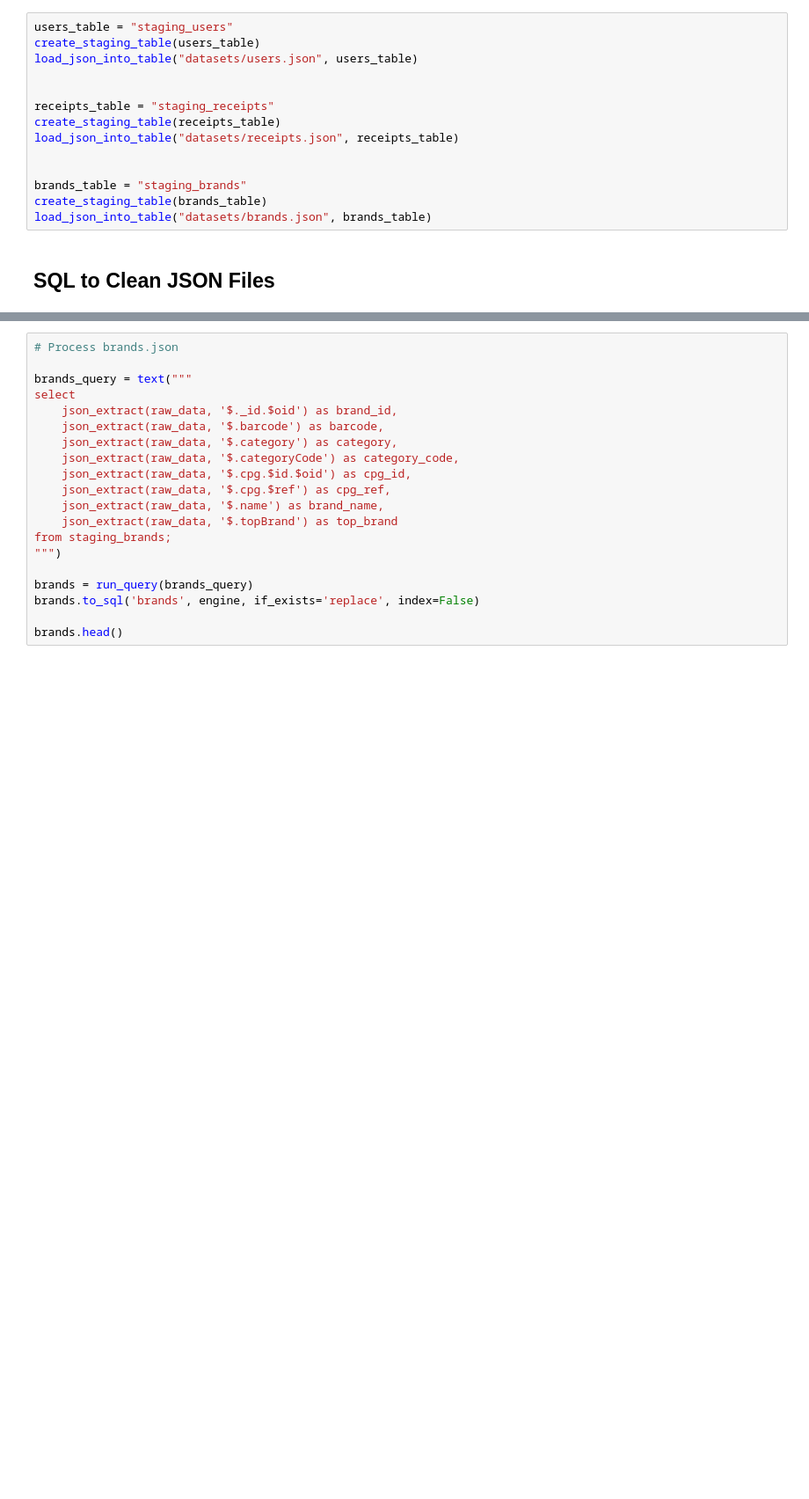
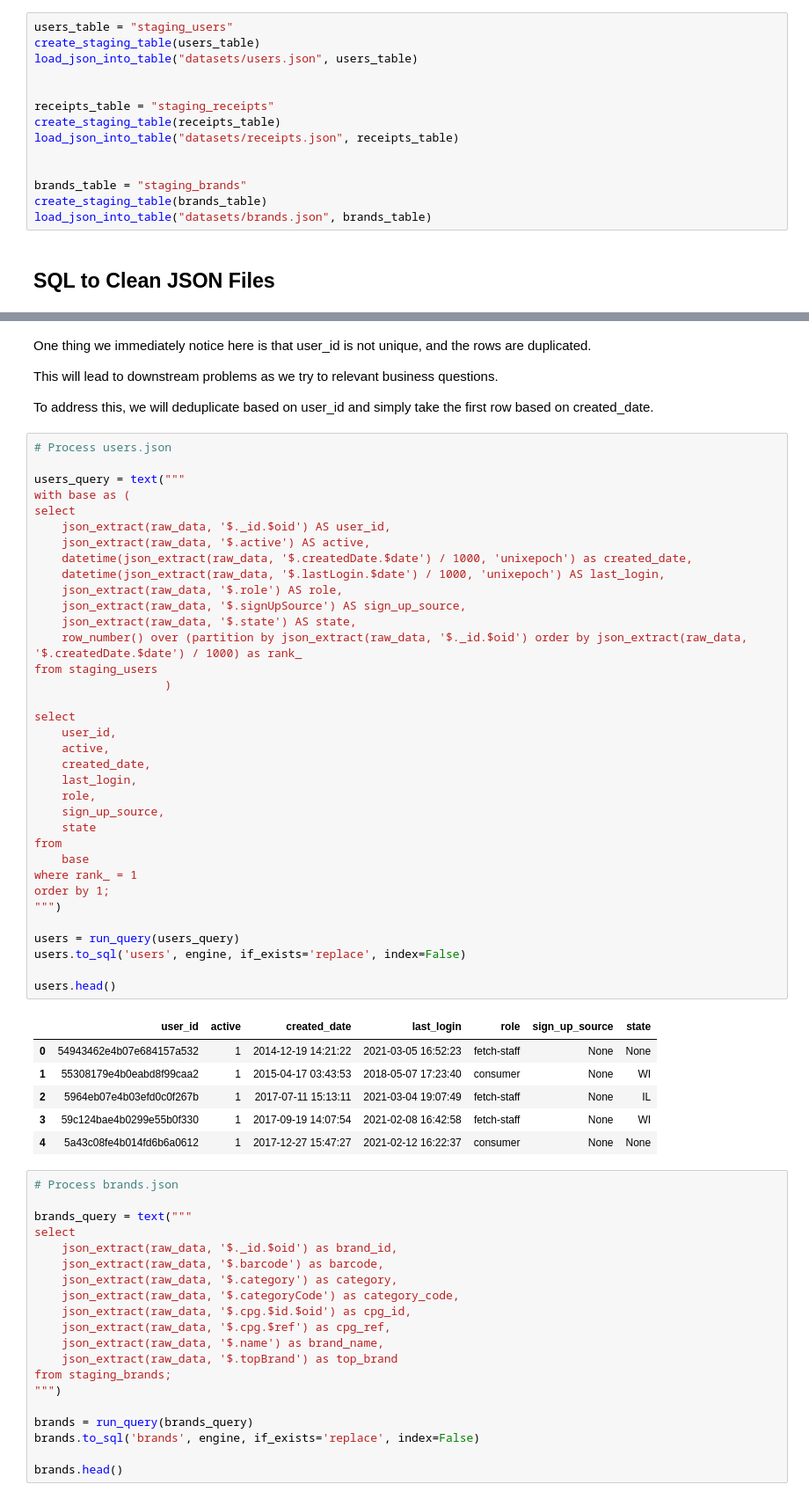
Before and after one commit to aaronchen7780/AE-Project-FetchRewards, a Jupyter notebook: analysis.ipynb, the cells around one changed output, grey strips where cells are left out. Shown at 88% size. Saved outputs shown, nothing was run; the diff lists cells and outputs as text; blank space fills up the shorter version.

```diff
--- a/analysis.ipynb
+++ b/analysis.ipynb
@@ -99,3 +98,51 @@ users.head()
+# %% [markdown]
+One thing we immediately notice here is that user_id is not unique, and the rows are duplicated.
+
+This will lead to downstream problems as we try to relevant business questions.
+
+To address this, we will deduplicate based on user_id and simply take the first row based on created_date.
+# %%
+# Process users.json
+
+users_query = text("""
+with base as (
+select
+    json_extract(raw_data, '$._id.$oid') AS user_id,
+    json_extract(raw_data, '$.active') AS active,
+    datetime(json_extract(raw_data, '$.createdDate.$date') / 1000, 'unixepoch') as created_date,
+    datetime(json_extract(raw_data, '$.lastLogin.$date') / 1000, 'unixepoch') AS last_login,
+    json_extract(raw_data, '$.role') AS role,
+    json_extract(raw_data, '$.signUpSource') AS sign_up_source,
+    json_extract(raw_data, '$.state') AS state,
+    row_number() over (partition by json_extract(raw_data, '$._id.$oid') order by json_extract(raw_data, '$.createdDate.$date') / 1000) as rank_
+from staging_users
+                   )
+
+select
+    user_id,
+    active,
+    created_date,
+    last_login,
+    role,
+    sign_up_source,
+    state
+from
+    base
+where rank_ = 1
+order by 1;
+""")
+
+users = run_query(users_query)
+users.to_sql('users', engine, if_exists='replace', index=False)
+
+users.head()
+# %% [output]
+|  | user_id | active | created_date | last_login | role | sign_up_source | state |
+| 0 | 54943462e4b07e684157a532 | 1 | 2014-12-19 14:21:22 | 2021-03-05 16:52:23 | fetch-staff | None | None |
+| 1 | 55308179e4b0eabd8f99caa2 | 1 | 2015-04-17 03:43:53 | 2018-05-07 17:23:40 | consumer | None | WI |
+| 2 | 5964eb07e4b03efd0c0f267b | 1 | 2017-07-11 15:13:11 | 2021-03-04 19:07:49 | fetch-staff | None | IL |
+| 3 | 59c124bae4b0299e55b0f330 | 1 | 2017-09-19 14:07:54 | 2021-02-08 16:42:58 | fetch-staff | None | WI |
+| 4 | 5a43c08fe4b014fd6b6a0612 | 1 | 2017-12-27 15:47:27 | 2021-02-12 16:22:37 | consumer | None | None |
 # %%
 # Process brands.json
 
```
Also changed, not shown: parts of 12 cells of this notebook, 1 other file.
